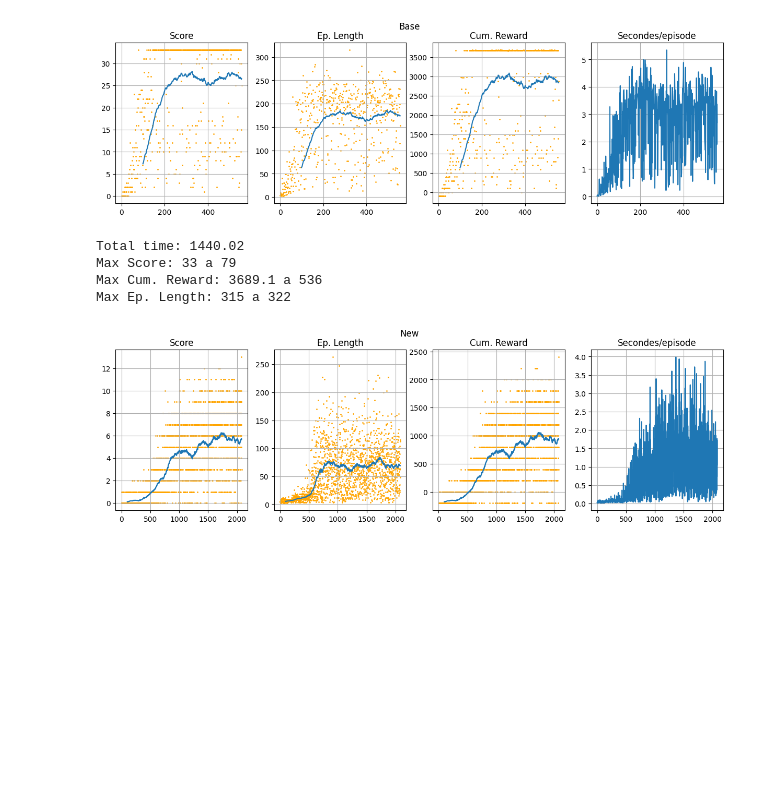
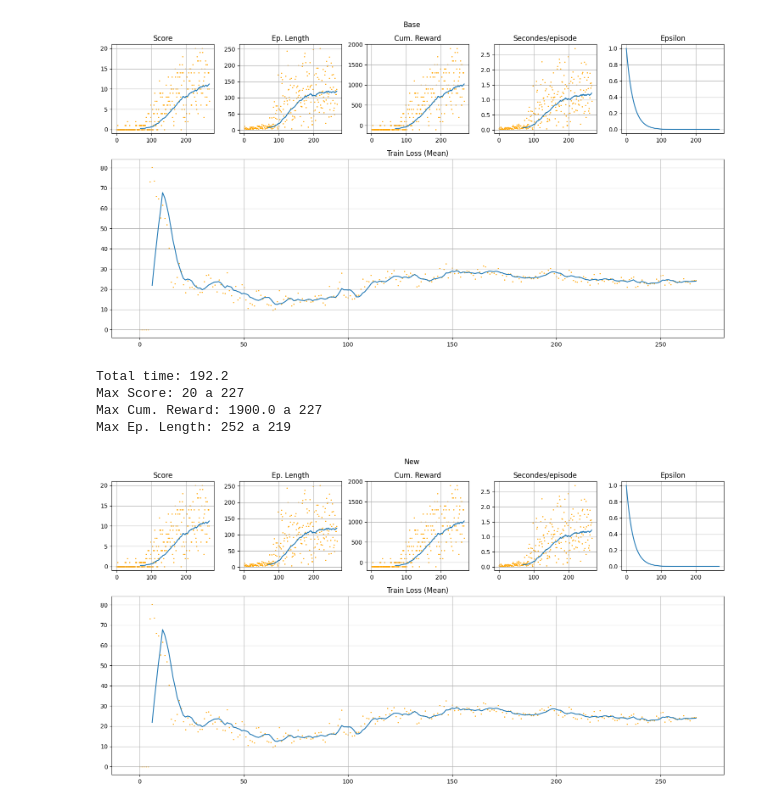
Before and after one commit to jfgagnon00/Snake, a Jupyter notebook: recordings/agent_47_stats.ipynb, the cells around one changed output. Saved outputs shown, nothing was run; the diff lists cells and outputs as text; code cells hidden in the pictures; blank space fills up the shorter version.

Commit message:
Ajout stats. Ajustement ConvNet pour retrouver ancienne perf.

```diff
--- a/recordings/agent_47_stats.ipynb
+++ b/recordings/agent_47_stats.ipynb
@@ -4,7 +4,8 @@
 import pandas as pd
 import matplotlib.pyplot as plt
 # %%
-df_base = pd.read_csv("agent_47_base/train_stats.csv")
+# df_base = pd.read_csv("agent_47_base/train_stats.csv")
+df_base = pd.read_csv("agent_47/train_stats.csv")
 df = pd.read_csv("agent_47/train_stats.csv")
 
 print("df sommaire")
@@ -35,49 +36,57 @@ df valeurs dupliqueess
 # %%
-def graph(df, title, ROLLING=100):
-    plt.figure(figsize=(15, 4))
+def graph(df, title, ROLLING=70):
+    layout = [
+        ["A", "B", "C", "D", "E"],
+        ["F", "F", "F", "F", "F"]
+    ]
 
-    plt.subplot(141)
-    plt.plot(df.Episode, df.Score.rolling(ROLLING).mean())
-    plt.scatter(df.Episode, df.Score, s=1, color="orange")
-    plt.title("Score")
-    plt.grid()
+    fig, ax = plt.subplot_mosaic(layout, figsize=(15, 8), height_ratios=[1, 2])
 
-    plt.subplot(142)
-    plt.plot(df.Episode, df.EpisodeLength.rolling(ROLLING).mean())
-    plt.scatter(df.Episode, df.EpisodeLength, s=1, color="orange")
-    plt.title("Ep. Length")
-    plt.grid()
+    ax["A"].plot(df.Episode, df.Score.rolling(ROLLING).mean())
+    ax["A"].scatter(df.Episode, df.Score, s=1, color="orange")
+    ax["A"].set_title("Score")
+    ax["A"].grid()
 
-    plt.subplot(143)
-    if False:
-        plt.plot(df.Episode, df.Epsilon)
-        plt.title("Epsilon")
-    else:
-        plt.plot(df.Episode, df.CumulativeReward.rolling(ROLLING).mean())
-        plt.scatter(df.Episode, df.CumulativeReward, s=1, color="orange")
-        plt.title("Cum. Reward")
-    plt.grid()
+    ax["B"].plot(df.Episode, df.EpisodeLength.rolling(ROLLING).mean())
+    ax["B"].scatter(df.Episode, df.EpisodeLength, s=1, color="orange")
+    ax["B"].set_title("Ep. Length")
+    ax["B"].grid()
 
-    plt.subplot(144)
-    plt.plot(df.Episode, df.EpisodeDuration)
-    plt.title("Secondes/episode")
-    plt.grid()
+    ax["C"].plot(df.Episode, df.CumulativeReward.rolling(ROLLING).mean())
+    ax["C"].scatter(df.Episode, df.CumulativeReward, s=1, color="orange")
+    ax["C"].set_title("Cum. Reward")
+    ax["C"].grid()
+
+    ax["D"].plot(df.Episode, df.EpisodeDuration.rolling(ROLLING).mean())
+    ax["D"].scatter(df.Episode, df.EpisodeDuration, s=1, color="orange")
+    ax["D"].set_title("Secondes/episode")
+    ax["D"].grid()
+
+    ax["E"].plot(df.Episode, df.Epsilon)
+    ax["E"].set_title("Epsilon")
+    ax["E"].grid()
+
+    ax["F"].plot(df.Episode, df.TrainLossMean.rolling(ROLLING // 10).mean())
+    ax["F"].scatter(df.Episode, df.TrainLossMean, s=1, color="orange")
+    ax["F"].set_title("Train Loss (Mean)")
+    ax["F"].grid()
 
     plt.suptitle(title)
+    plt.tight_layout()
     plt.show()
 
     runtime = df.EpisodeDuration.sum()
     print("Total time:", round(runtime, 2))
     print("Max Score:", df.Score.max(), "a", df.Score.argmax())
     print("Max Cum. Reward:", df.CumulativeReward.max().round(3), "a", df.CumulativeReward.argmax())
     print("Max Ep. Length:", df.EpisodeLength.max(), "a", df.EpisodeLength.argmax())
 
 graph(df_base, "Base")
 graph(df, "New")
 # %% [output]
-[figure, old version]
+[figure, new version]
-Total time: 1440.02
-Max Score: 33 a 79
-Max Cum. Reward: 3689.1 a 536
-Max Ep. Length: 315 a 322
+Total time: 192.2
+Max Score: 20 a 227
+Max Cum. Reward: 1900.0 a 227
+Max Ep. Length: 252 a 219
-[figure, old version]
+[figure, new version]
```
Also changed, not shown: parts of 2 cells of this notebook, 6 other files.
